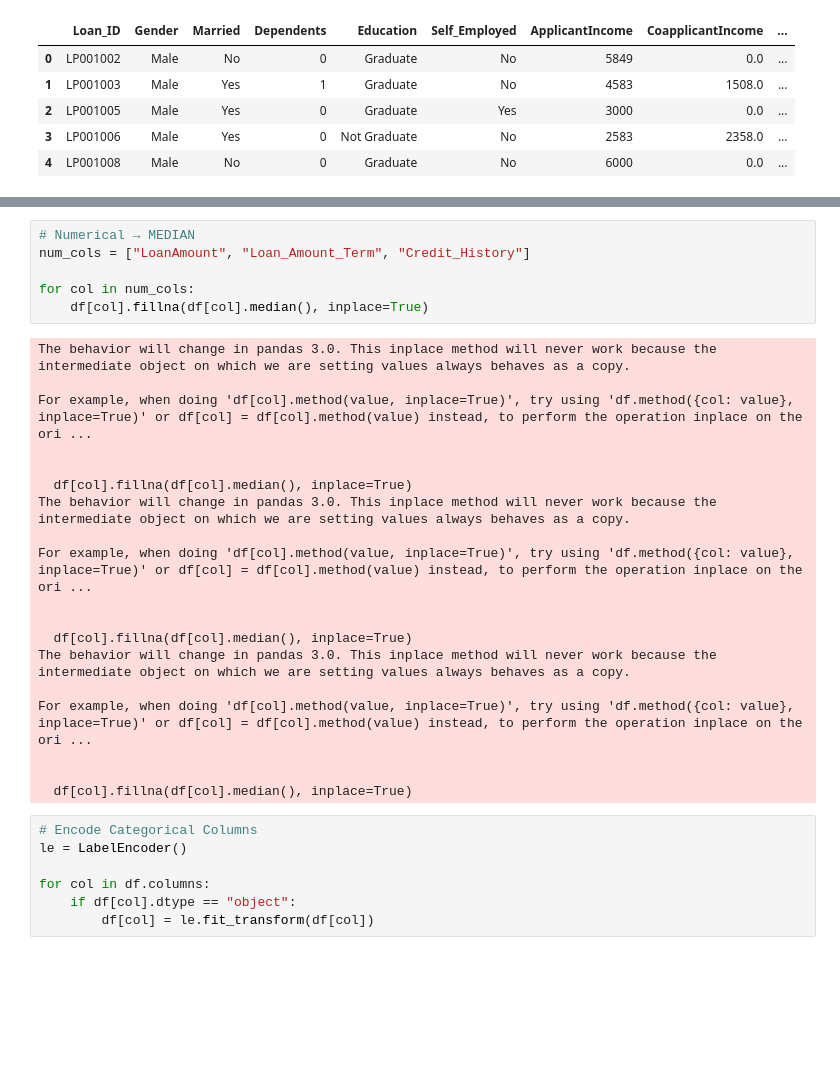
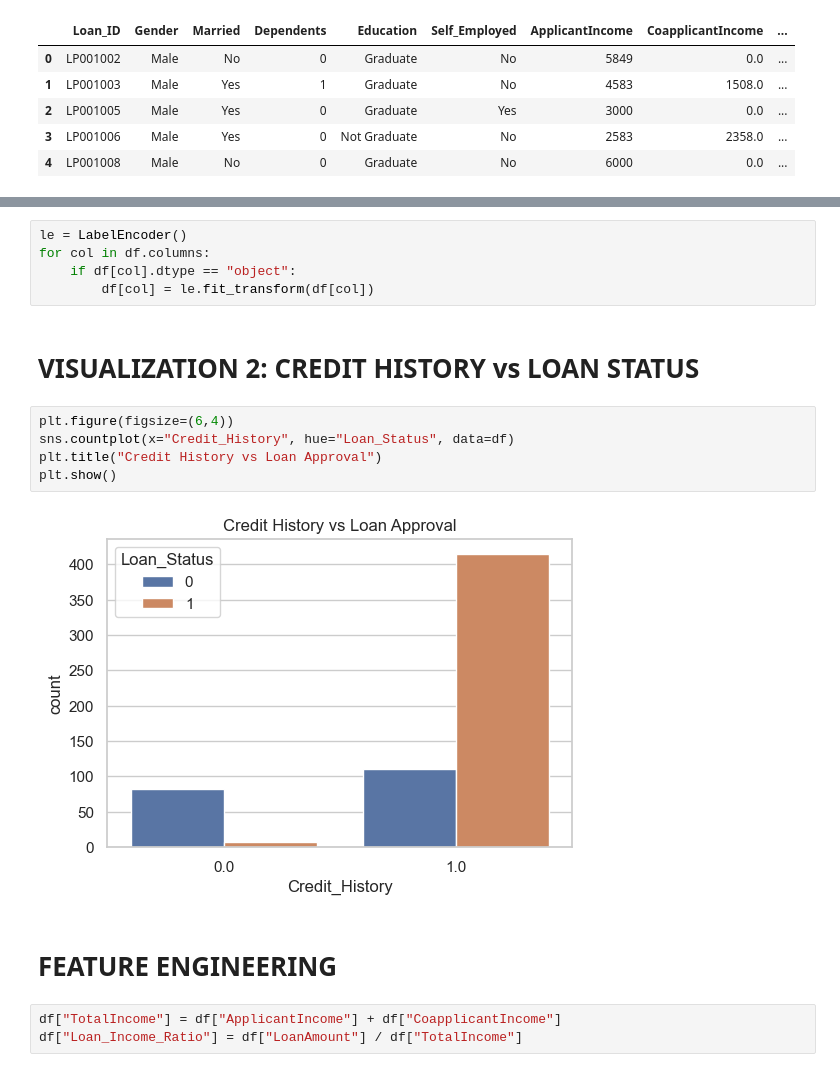
Before and after one commit to shubham2142/Loan_Prediction, a Jupyter notebook: notebooks/loan_model_training.ipynb, the cells around one changed output, grey strips where cells are left out. Drawn from its saved outputs; the diff is of its cells as text; blank space fills up the shorter version.

```diff
--- a/notebooks/loan_model_training.ipynb
+++ b/notebooks/loan_model_training.ipynb
@@ -45,32 +82,19 @@ For example, when doing 'df[col].method(value, inplace=True)', try using 'df.met
 # %%
-# Numerical → MEDIAN
-num_cols = ["LoanAmount", "Loan_Amount_Term", "Credit_History"]
-
-for col in num_cols:
-    df[col].fillna(df[col].median(), inplace=True)
+le = LabelEncoder()
+for col in df.columns:
+    if df[col].dtype == "object":
+        df[col] = le.fit_transform(df[col])
-# %% [output]
-The behavior will change in pandas 3.0. This inplace method will never work because the intermediate object on which we are setting values always behaves as a copy.
-
-For example, when doing 'df[col].method(value, inplace=True)', try using 'df.method({col: value}, inplace=True)' or df[col] = df[col].method(value) instead, to perform the operation inplace on the ori ...
-
-
-  df[col].fillna(df[col].median(), inplace=True)
-The behavior will change in pandas 3.0. This inplace method will never work because the intermediate object on which we are setting values always behaves as a copy.
-
-For example, when doing 'df[col].method(value, inplace=True)', try using 'df.method({col: value}, inplace=True)' or df[col] = df[col].method(value) instead, to perform the operation inplace on the ori ...
-
-
-  df[col].fillna(df[col].median(), inplace=True)
-The behavior will change in pandas 3.0. This inplace method will never work because the intermediate object on which we are setting values always behaves as a copy.
-
-For example, when doing 'df[col].method(value, inplace=True)', try using 'df.method({col: value}, inplace=True)' or df[col] = df[col].method(value) instead, to perform the operation inplace on the ori ...
-
-
-  df[col].fillna(df[col].median(), inplace=True)
+# %% [markdown]
+# VISUALIZATION 2: CREDIT HISTORY vs LOAN STATUS
 # %%
-# Encode Categorical Columns
-le = LabelEncoder()
-
-for col in df.columns:
-    if df[col].dtype == "object":
-        df[col] = le.fit_transform(df[col])
+plt.figure(figsize=(6,4))
+sns.countplot(x="Credit_History", hue="Loan_Status", data=df)
+plt.title("Credit History vs Loan Approval")
+plt.show()
+# %% [output]
+[figure, added]
+# %% [markdown]
+# FEATURE ENGINEERING
+# %%
+df["TotalIncome"] = df["ApplicantIncome"] + df["CoapplicantIncome"]
+df["Loan_Income_Ratio"] = df["LoanAmount"] / df["TotalIncome"]
```
Also changed, not shown: parts of 30 cells of this notebook, 3 other files.
